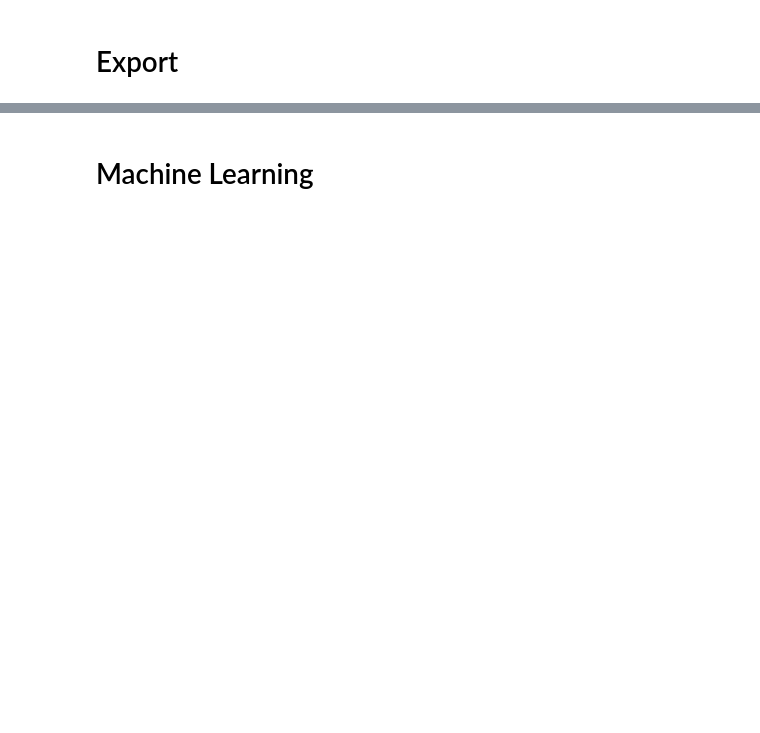
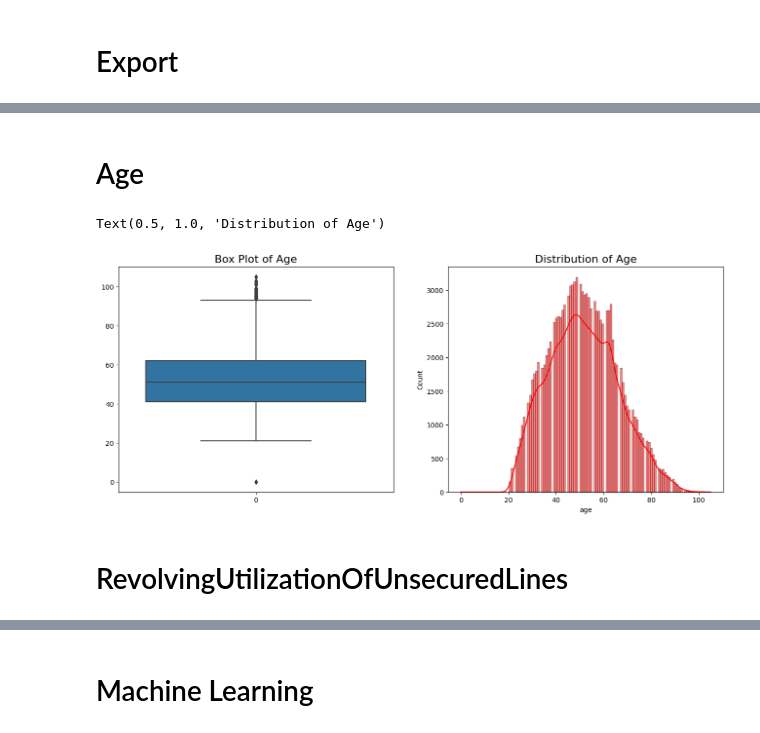
Before and after one commit to AlexisReve/Credit_Risk_ASSAS_2023, a Jupyter notebook: analysis_ML.ipynb, the cells around one changed output, grey strips where cells are left out. Cells and saved outputs as stored; diff of their text form; code cells hidden in the pictures; blank space fills up the shorter version.

```diff
--- a/analysis_ML.ipynb
+++ b/analysis_ML.ipynb
@@ -348,0 +279,2 @@ df.to_csv("Credit_Risk_clean.csv", ";")
+# %% [markdown]
+# Age
@@ -348,0 +284,11 @@ df.to_csv("Credit_Risk_clean.csv", ";")
+# %%
+fig, axes = plt.subplots(1,2,figsize = (16, 6))
+sns.boxplot(df_clean['age'], ax = axes[0])
+axes[0].set_title('Box Plot of Age', size=16)
+sns.histplot(df_clean['age'], kde=True, color='red',ax=axes[1])
+axes[1].set_title('Distribution of Age', size=16)
+# %% [output]
+Text(0.5, 1.0, 'Distribution of Age')
+[figure, added]
+# %% [markdown]
+# RevolvingUtilizationOfUnsecuredLines
```
Also changed, not shown: parts of 109 cells of this notebook.
